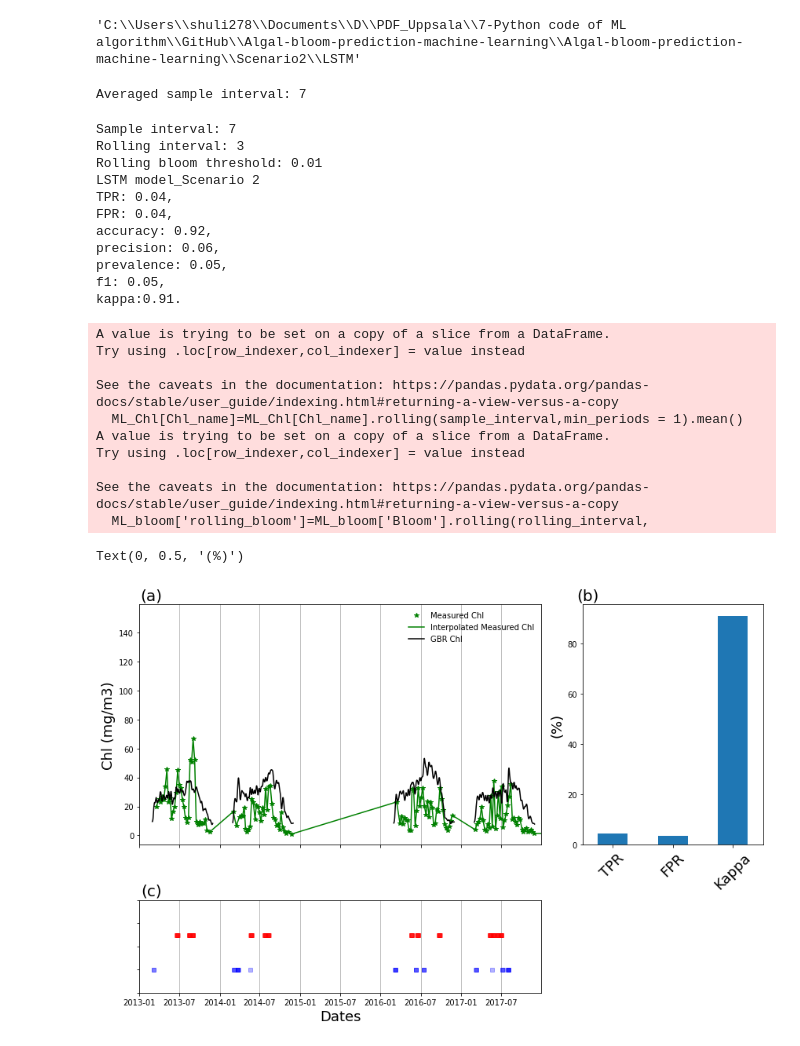
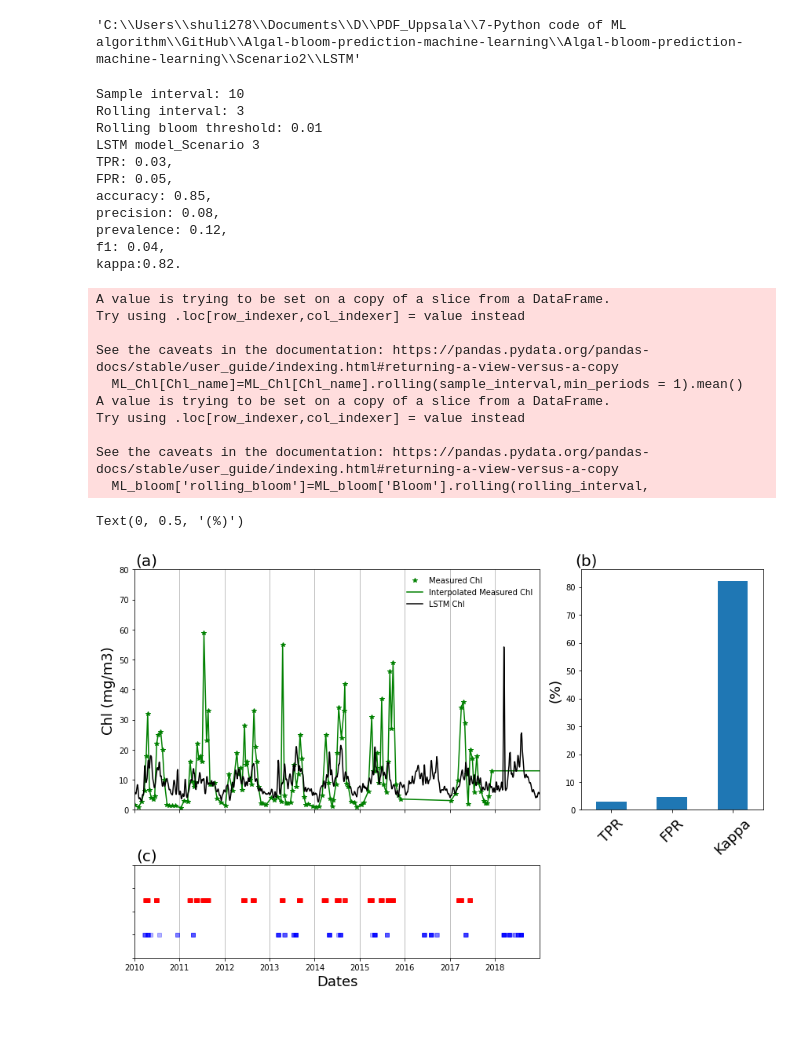
Before and after one commit to Shuqi-Lin/Algal-bloom-prediction-machine-learning, a Jupyter notebook: DD models_pre-generated nutrients_LSTM_V2.ipynb, the cells around one changed output. Drawn from its saved outputs; the diff is of its cells as text; code cells hidden in the pictures.

```diff
--- a/DD models_pre-generated nutrients_LSTM_V2.ipynb
+++ b/DD models_pre-generated nutrients_LSTM_V2.ipynb
@@ -333,10 +340,10 @@ Lake_Nut_metrics = pd.DataFrame(columns = Nut_f[1:],index=['MAE','RMSE','R2'])
 Nut_df=all_df[Nut_f]
 # %%
 # set the hyperparameters
-hyperparameters = {'n_batch':20,'nb_epoch':100,'n_neuros':100,'dropout':0.03,'time_steps':7,
+hyperparameters = {'n_batch':20,'nb_epoch':100,'n_neuros':100,'dropout':0.2,'time_steps':7,
                    'n_out':1,'verbose':0,'loss_function':'mae'}
 # %%
 features.insert(0,'Date')
 # %%
-features#.pop()
+features.pop()
 # %% [output]
@@ -358,7 +352,11 @@ features#.pop()
 start_time = time.time()
 os.chdir(cd+'\\Trainning data')
 # Load daily physical factors
-file = lakename+'_Daily_Observation_df_nowinter.csv'
+if winter =='Y':
+    file = lakename+'_Daily_Observation_df.csv'
+else:
+    file = lakename+'_Daily_Observation_df_nowinter.csv'
+
 Daily_df = read_daily_df(features,file)
 Daily_df = Daily_df[(Daily_df['Date']>=Dataset_range[0])&(Daily_df['Date']<=Dataset_range[1])]
 features.pop(0) # Pop 'Date'
@@ -503,17 +515,16 @@ os.chdir(cd+'\\Scenario2\\LSTM')
 Nut_memory.to_csv(lakename+'_LSTM predicted nutrient and Chl data.csv',sep='\t',index = False)
 Lake_Nut_metrics.to_csv(lakename+'_LSTM_metrics.csv',index=False)
 # %%
-# Use the delta_Chl threshold to find the onset dates of algal bloom
 threshold1 = float(input('Threshold of delta_Chl:'))
 threshold2 = float(input('Threshold of Chl:'))
 def find_bloom(x):
-    if x['delta_Chl']>threshold1: #(x[Chl_name]>threshold2)
+    if (x['delta_Chl']>threshold1)&(x[Chl_name]>threshold2):
         return 1
     else:
         return 0
 
 Chl_name=input('Name of Chl variable: ')
-OB=all_df[['Date',Chl_name]]
+OB=all_df[['Date',Chl_name]].dropna()
 OB=OB[~OB['Date'].duplicated()]
 OB_int = OB.set_index('Date').reindex(pd.date_range(start = test_time[0],end = test_time[1],freq = '1D')).interpolate(method = 'linear')
 OB_int = OB_int.reset_index()
@@ -524,6 +535,8 @@ OB_int['Date'] = pd.to_datetime(OB_int['Date'])
 OB_int['delta_Chl'] = np.diff(OB_int['Chl'],append=0)
 OB_int['Bloom'] = OB_int.apply(lambda x: find_bloom(x), axis=1)
 OB_bloom = OB_int[['Date','Bloom']]
+OB_bloom['YY']=OB_bloom['Date'].apply(lambda d:d.year)
+OB_bloom=OB_bloom[OB_bloom['YY'].isin(yy)][['Date','Bloom']]
 
 fig=plt.figure(tight_layout='pad',figsize = (12,6))
 
@@ -539,6 +552,7 @@ ax1.legend(loc=0,frameon=False)
 ax1.set_xlabel('Dates')
 ax1.set_ylabel('Chl (mg/m3)')
 ax1.set_xlim(test_time[0],test_time[1])
+ax1.set_ylim(0,100)
 ax1.set_title('(a)',x=0.03)
 ax2.set_xlabel('Bloom (0=no,1=yes)')
 ax2.set_ylabel('days')
@@ -599,15 +630,6 @@ for k in range(1,n_Nut+1):
 os.getcwd()
 # %% [output]
 'C:\\Users\\shuli278\\Documents\\D\\PDF_Uppsala\\7-Python code of ML algorithm\\GitHub\\Algal-bloom-prediction-machine-learning\\Algal-bloom-prediction-machine-learning\\Scenario2\\LSTM'
-# %%
-OB['YY']=OB['Date'].apply(lambda d:d.year)
-yy=OB['YY'].unique()
-sam_int=[]
-for i in range(len(yy)):
-    sam_int.append(OB[OB['YY']==yy[i]]['Date'].diff().mean().days)
-print('Averaged sample interval: {}'.format(round(np.nanmean(sam_int))))
-# %% [output]
-Averaged sample interval: 7
 # %%
 sample_interval=int(input('Sample interval: ')) # 7
 rolling_interval=int(input('Rolling interval: '))
@@ -642,7 +664,7 @@ f1=tp/(tp+0.5*(fp+fn))
 pe=((tp+fp)/(tn+tp+fn+fp)*(fn+tn)/(tn+tp+fn+fp))+((tp+fn)/(tn+tp+fn+fp)*(fp+tn)/(tn+tp+fn+fp))
 kappa=(accuracy-pe)/(1-pe)
 
-print('LSTM model_Scenario 2')
+print('LSTM model_Scenario 3')
 print('TPR: {},\nFPR: {}, \naccuracy: {}, \nprecision: {}, \nprevalence: {},\nf1: {}, \nkappa:{}.'.format(round(TPR,2),
                                                                                                           round(FPR,2),
                                                                                                           round(accuracy,2),
@@ -654,17 +676,17 @@ print('TPR: {},\nFPR: {}, \naccuracy: {}, \nprecision: {}, \nprevalence: {},\nf1
 Metrics=pd.DataFrame({'TPR':[TPR],'FPR':[FPR],'Accuracy': [accuracy],'Precision':[precision],
              'prevalence':[prevalence],'F1':[f1],'Kappa':[kappa]},index=['ML'])
 # %% [output]
-Sample interval: 7
+Sample interval: 10
 Rolling interval: 3
 Rolling bloom threshold: 0.01
-LSTM model_Scenario 2
-TPR: 0.04,
-FPR: 0.04,
-accuracy: 0.92,
-precision: 0.06,
-prevalence: 0.05,
-f1: 0.05,
-kappa:0.91.
+LSTM model_Scenario 3
+TPR: 0.03,
+FPR: 0.05,
+accuracy: 0.85,
+precision: 0.08,
+prevalence: 0.12,
+f1: 0.04,
+kappa:0.82.
 A value is trying to be set on a copy of a slice from a DataFrame.
 Try using .loc[row_indexer,col_indexer] = value instead
 
@@ -684,35 +706,36 @@ ax3 = fig.add_subplot(gs[0:2, -1])
 
 OB.plot(x = 'Date',y = Chl_name,style = 'g*',ax=ax1,label='Measured Chl')
 OB_int.plot(x = 'Date',y = 'Chl',style = 'g-',ax=ax1,label='Interpolated Measured Chl')
-ML_Chl.plot(x = 'Date',y = Chl_name,style = 'k',ax=ax1,label='GBR Chl')
+ML_Chl.plot(x = 'Date',y = Chl_name,style = 'k',ax=ax1,label='LSTM Chl')
+ax1.set_ylim(0,80)
 ax2.plot(OB_bloom[OB_bloom['Bloom']==1]['Date'],
          OB_bloom[OB_bloom['Bloom']==1]['Bloom']*0.5,'rs',alpha=0.3,markersize=5,
          label='Observed algal bloom onsets')
 ax2.plot(ML_bloom[ML_bloom['Bloom']==1]['Date'],
          ML_bloom[ML_bloom['Bloom']==1]['Bloom']*0.5-0.3,'bs',alpha=0.3,markersize=5,
          label='Predicted algal bloom onsets')
 ax1.legend(loc=0,frameon=False)
 ax1.set_xlabel(' ')
 ax1.set_xticklabels([])
 ax1.set_ylabel('Chl (mg/m3)',fontsize=18)
 ax1.set_xlim(test_time[0],test_time[1])
 ax1.set_title('(a)',x=0.03,fontsize=20)
 ax2.set_xlim(test_time[0],test_time[1])
 ax2.set_ylabel(' ')
 ax2.set_ylim(0,0.8)
 ax2.set_yticklabels([])
 ax2.set_xlabel('Dates',fontsize=18)
 ax2.set_title('(c)',x=0.03,fontsize=20)
 ax1.grid(axis='x')
 ax2.grid(axis='x')
 
 (Metrics[['TPR','FPR','Kappa']]*100).T.plot(kind='bar',ax=ax3)
 ax3.legend('',frameon=False)
 ax3.set_xticklabels(['TPR','FPR','Kappa'],rotation=45,fontsize=18)
 ax3.set_title('(b)',x=0.03,fontsize=20)
 ax3.set_ylabel('(%)',fontsize=18)
 # %% [output]
 Text(0, 0.5, '(%)')
-[figure, old version]
+[figure, new version]
 # %%
 fig.savefig(lakename+'_LSTM_Chl_bloom time.png',dpi = 500)
```
Also changed, not shown: parts of 12 cells of this notebook, 24 other files.
